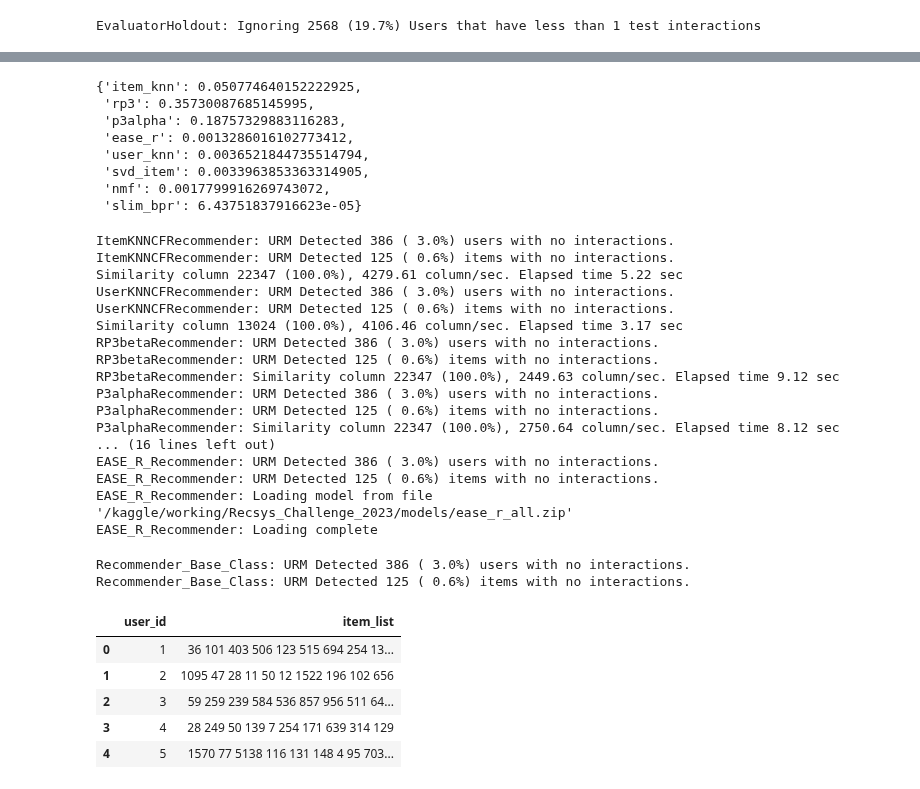
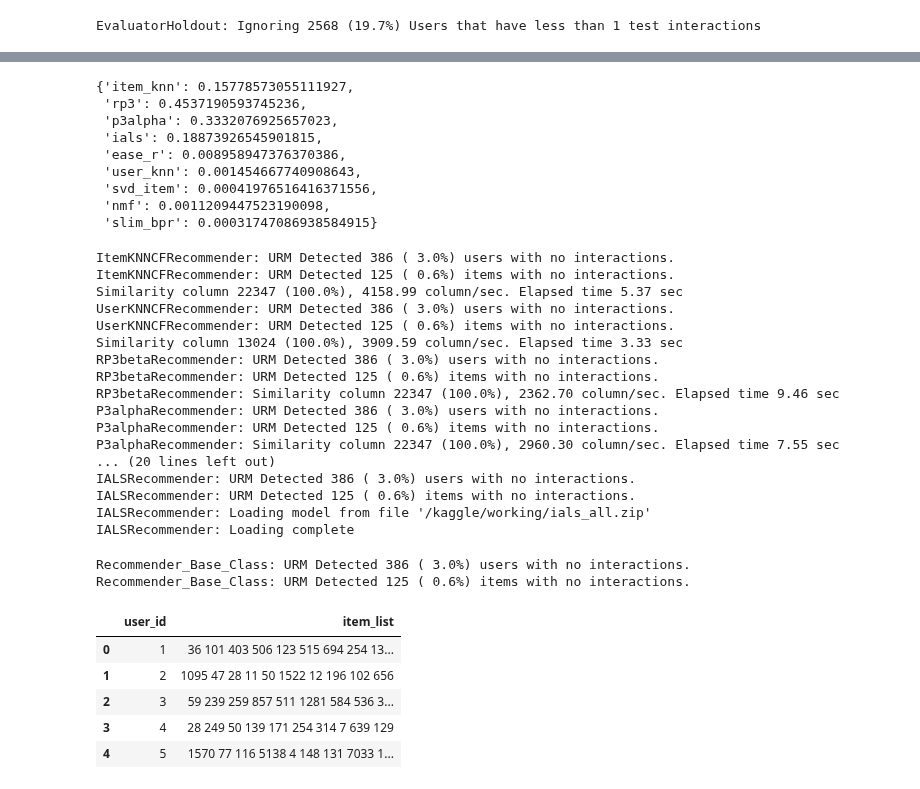
Before and after one commit to CarloSgaravatti/Recsys_Challenge_2023, a Jupyter notebook: challenge_notebooks/linear-combination.ipynb, the cells around one changed output, grey strips where cells are left out. Drawn from its saved outputs; the diff is of its cells as text; code cells hidden in the pictures.

```diff
--- a/challenge_notebooks/linear-combination.ipynb
+++ b/challenge_notebooks/linear-combination.ipynb
@@ -459,20 +492,20 @@ if config['tune_parameters']:
 [interactive output not drawn]
 # %%
 if config['tune_parameters']:
-    with open('/kaggle/working/best_params_hybrid_lr_comb_8models.json', 'w') as params_file:
+    with open('/kaggle/working/best_params_hybrid_lr_comb_9models.json', 'w') as params_file:
         json.dump(study.best_params, params_file)
 
     if config['save_github']:
         upload_file(
-            '/kaggle/working/best_params_hybrid_lr_comb_8models.json',
-            'tuning_results/best_params_hybrid_lr_comb_8models.json',
-            'Linear combination of 8 models tuning results (from kaggle notebook)'
+            '/kaggle/working/best_params_hybrid_lr_comb_9models.json',
+            'tuning_results/best_params_hybrid_lr_comb_9models.json',
+            'Linear combination of 9 models tuning results (from kaggle notebook)'
         )
 
 elif config['copy_prev_best_params']:
     shutil.copyfile(
-        '/kaggle/input/linear-combination/best_params_hybrid_lr_comb_8models.json',
-        '/kaggle/working/best_params_hybrid_lr_comb_8models.json'
+        '/kaggle/input/linear-combination/best_params_hybrid_lr_comb_9models.json',
+        '/kaggle/working/best_params_hybrid_lr_comb_9models.json'
     )
 # %%
 if config['save_github'] and config['tune_parameters']:
@@ -483,17 +516,18 @@ if config['save_github'] and config['tune_parameters']:
     )
 # %%
-with open('/kaggle/working/best_params_hybrid_lr_comb_8models.json', 'r') as params_file:
+with open('/kaggle/working/best_params_hybrid_lr_comb_9models.json', 'r') as params_file:
     params = json.load(params_file)
 params
 # %% [output]
-{'item_knn': 0.050774640152222925,
- 'rp3': 0.35730087685145995,
- 'p3alpha': 0.18757329883116283,
- 'ease_r': 0.0013286016102773412,
- 'user_knn': 0.0036521844735514794,
- 'svd_item': 0.0033963853363314905,
- 'nmf': 0.0017799916269743072,
- 'slim_bpr': 6.43751837916623e-05}
+{'item_knn': 0.15778573055111927,
+ 'rp3': 0.4537190593745236,
+ 'p3alpha': 0.3332076925657023,
+ 'ials': 0.18873926545901815,
+ 'ease_r': 0.008958947376370386,
+ 'user_knn': 0.001454667740908643,
+ 'svd_item': 0.00041976516416371556,
+ 'nmf': 0.0011209447523190098,
+ 'slim_bpr': 0.00031747086938584915}
 # %%
 recommender_item = ItemKNNCFRecommender(URM_all)
 recommender_item.fit(**params_item_knn)
@@ -521,30 +555,34 @@ recommender_slim_bpr.load_model('/kaggle/working/Recsys_Challenge_2023/models/',
 
 recommender_ease_r = EASE_R_Recommender(URM_all)
 recommender_ease_r.load_model('/kaggle/working/Recsys_Challenge_2023/models/', 'ease_r_all.zip')
+
+recommender_ials = IALSRecommender(URM_all)
+recommender_ials.load_model('/kaggle/working/', 'ials_all.zip')
 # %% [output]
 ItemKNNCFRecommender: URM Detected 386 ( 3.0%) users with no interactions.
 ItemKNNCFRecommender: URM Detected 125 ( 0.6%) items with no interactions.
-Similarity column 22347 (100.0%), 4279.61 column/sec. Elapsed time 5.22 sec
+Similarity column 22347 (100.0%), 4158.99 column/sec. Elapsed time 5.37 sec
 UserKNNCFRecommender: URM Detected 386 ( 3.0%) users with no interactions.
 UserKNNCFRecommender: URM Detected 125 ( 0.6%) items with no interactions.
-Similarity column 13024 (100.0%), 4106.46 column/sec. Elapsed time 3.17 sec
+Similarity column 13024 (100.0%), 3909.59 column/sec. Elapsed time 3.33 sec
 RP3betaRecommender: URM Detected 386 ( 3.0%) users with no interactions.
 RP3betaRecommender: URM Detected 125 ( 0.6%) items with no interactions.
-RP3betaRecommender: Similarity column 22347 (100.0%), 2449.63 column/sec. Elapsed time 9.12 sec
+RP3betaRecommender: Similarity column 22347 (100.0%), 2362.70 column/sec. Elapsed time 9.46 sec
 P3alphaRecommender: URM Detected 386 ( 3.0%) users with no interactions.
 P3alphaRecommender: URM Detected 125 ( 0.6%) items with no interactions.
-P3alphaRecommender: Similarity column 22347 (100.0%), 2750.64 column/sec. Elapsed time 8.12 sec
-... (16 lines left out)
-EASE_R_Recommender: URM Detected 386 ( 3.0%) users with no interactions.
-EASE_R_Recommender: URM Detected 125 ( 0.6%) items with no interactions.
-EASE_R_Recommender: Loading model from file '/kaggle/working/Recsys_Challenge_2023/models/ease_r_all.zip'
-EASE_R_Recommender: Loading complete
+P3alphaRecommender: Similarity column 22347 (100.0%), 2960.30 column/sec. Elapsed time 7.55 sec
+... (20 lines left out)
+IALSRecommender: URM Detected 386 ( 3.0%) users with no interactions.
+IALSRecommender: URM Detected 125 ( 0.6%) items with no interactions.
+IALSRecommender: Loading model from file '/kaggle/working/ials_all.zip'
+IALSRecommender: Loading complete
 # %%
 weights = [
     params['item_knn'],
     params['rp3'],
     params['p3alpha'],
     params['ease_r'],
+    params['ials'],
     params['user_knn'],
     params['svd_item'],
     params['nmf'],
@@ -552,24 +590,24 @@ weights = [
 ]
 
 recommenders = [
-    recommender_item, recommender_rp3, recommender_p3a, recommender_ease_r,
+    recommender_item, recommender_rp3, recommender_p3a, recommender_ials, recommender_ease_r,
     recommender_user, recommender_pure_svd_item, recommender_nmf, recommender_slim_bpr
 ]
 # %%
 linear_combinator = LinearCombinationRecommender(URM_all, recommenders, weights)
 recommendations = linear_combinator.recommend(user_ids_test['user_id'].unique() - 1, cutoff=10, return_scores=False)
 recommendations = [' '.join([str(item + 1) for item in r]).strip() for r in recommendations]
 
 submission_df = pd.DataFrame({'user_id': user_ids_test['user_id'].unique(), 'item_list': recommendations})
 display(submission_df.head())
 
-submission_df.to_csv('/kaggle/working/submission_linear_comb_knn_rp3_p3a.csv', index=False)
+submission_df.to_csv('/kaggle/working/submission_linear_comb_9models.csv', index=False)
 # %% [output]
 Recommender_Base_Class: URM Detected 386 ( 3.0%) users with no interactions.
 Recommender_Base_Class: URM Detected 125 ( 0.6%) items with no interactions.
 |  | user_id | item_list |
 | 0 | 1 | 36 101 403 506 123 515 694 254 13... |
-| 1 | 2 | 1095 47 28 11 50 12 1522 196 102 656 |
-| 2 | 3 | 59 259 239 584 536 857 956 511 64... |
-| 3 | 4 | 28 249 50 139 7 254 171 639 314 129 |
-| 4 | 5 | 1570 77 5138 116 131 148 4 95 703... |
+| 1 | 2 | 1095 47 28 11 50 1522 12 196 102 656 |
+| 2 | 3 | 59 239 259 857 511 1281 584 536 3... |
+| 3 | 4 | 28 249 50 139 171 254 314 7 639 129 |
+| 4 | 5 | 1570 77 116 5138 4 148 131 7033 1... |
```
Also changed, not shown: parts of 11 cells of this notebook.
